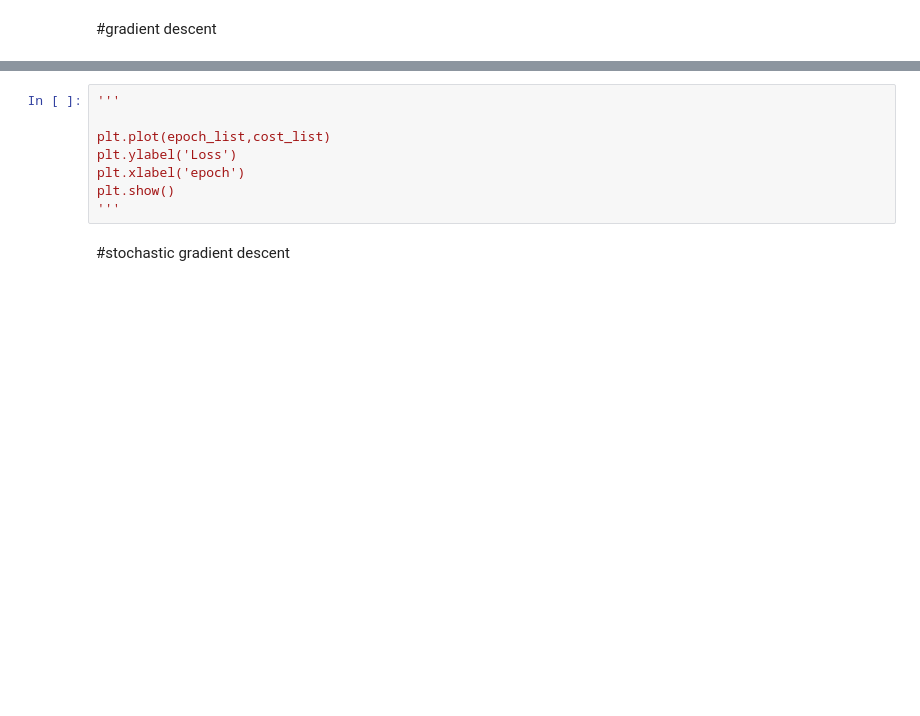
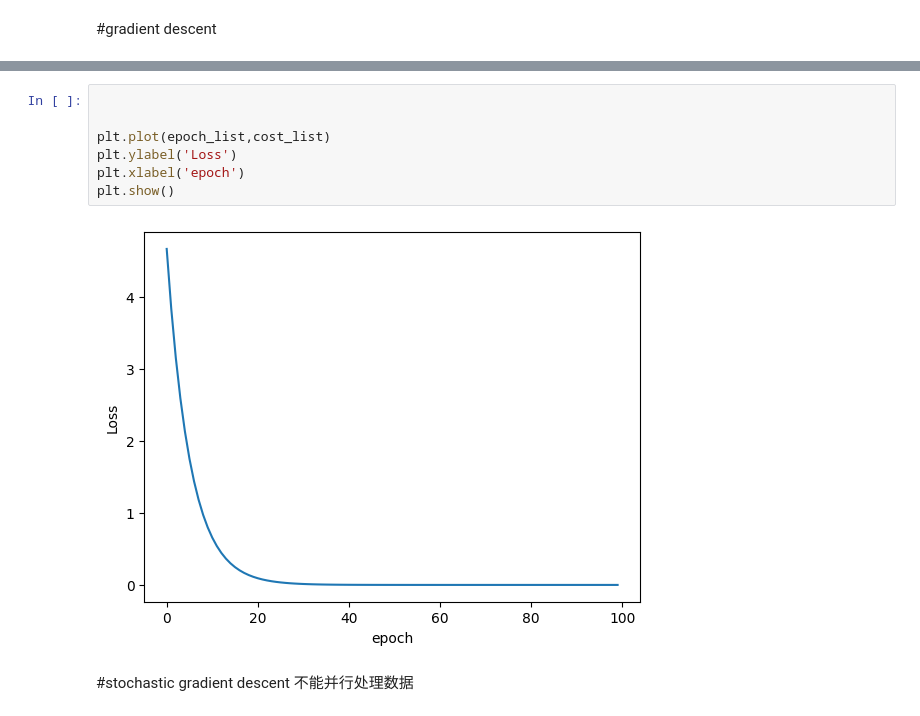
Before and after one commit to han-15/deepLearning, a Jupyter notebook: test.ipynb, the cells around one changed output, grey strips where cells are left out. Drawn from its saved outputs; the diff is of its cells as text; blank space fills up the shorter version.

```diff
--- a/test.ipynb
+++ b/test.ipynb
@@ -76,10 +110,12 @@ print('predict y after training',4,forward(4))
 # %%
-'''
+
 
 plt.plot(epoch_list,cost_list)
 plt.ylabel('Loss')
 plt.xlabel('epoch')
 plt.show()
-'''
+# %% [output]
+[figure, added]
 # %% [markdown]
 #stochastic gradient descent
+不能并行处理数据
```
Also changed, not shown: parts of 6 cells of this notebook.
